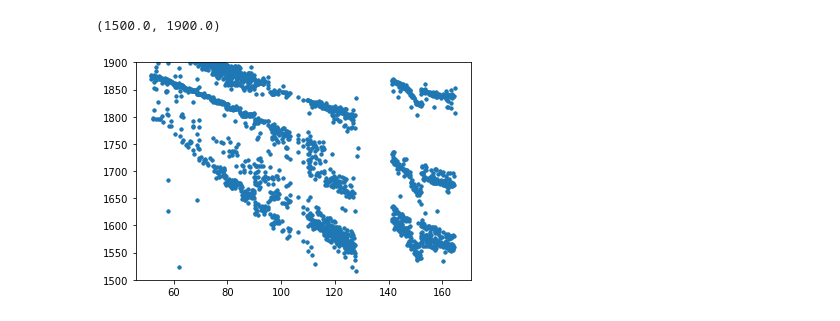
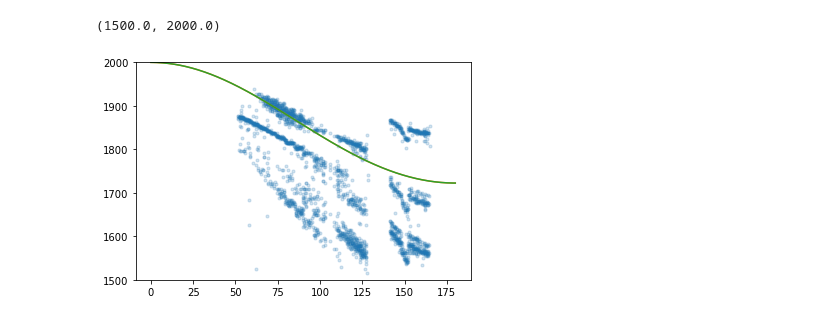
Before and after one commit to JeppeSchultzNielsen/Aluscattering2, a Jupyter notebook: Peak analyse.ipynb, the cells around one changed output. Saved outputs shown, nothing was run; the diff lists cells and outputs as text; code cells hidden in the pictures.

Commit message:
Kører rutine for alle vinkler. Fitter ikke ordentligt. Tilføjede python script

```diff
--- a/Peak analyse.ipynb
+++ b/Peak analyse.ipynb
@@ -3,0 +31,23 @@ import numpy as np
+# %%
+def factor(m1, m2, t): #t er lab scatteringvinkel i radianer.
+    mr = m1*m2/(m1+m2)
+
+    def toSolve(x):
+        return 1/np.tan(x)+m1/m2*1/np.sin(x)-1/np.tan(t)
+
+    vinkelCOM = fsolve(toSolve,t) #brug t som startgæt til fsolve
+
+    return mr**2*(1/m1**2+1/m2**2+2/(m1*m2)*np.cos(vinkelCOM))
+# %%
+#beregn Tb ud fra 11.5 i Krane
+def Tb(Ta,t):
+    mY=m2(27,13)
+    ma=mp
+    mb=mp
+    return np.power((np.sqrt(ma*mb*Ta)*np.cos(t)+np.sqrt((ma*mb*Ta*np.cos(t)**2+(mY+mb)*(mY-ma)*Ta)))/(mY+mb),2)
+# %%
+vinkler = np.linspace(0,180,1000)
+factors = []
+
+for v in vinkler:
+    factors.append(factor(mp,m2(27,13),v/360*2*np.pi))
@@ -6,8 +58,10 @@ data = np.transpose(np.loadtxt("peakpositioner.txt",skiprows=1))
 thetas = data[0]
 peakpos = data[1]
 # %%
-plt.plot(thetas,peakpos, '.')
-plt.ylim(1500,1900)
+plt.plot(thetas,peakpos, '.', alpha=0.1)
+plt.plot(vinkler,2000*np.array(factors))
+plt.plot(vinkler,Tb(2000,vinkler/360*2*np.pi))
+plt.ylim(1500,2000)
 # %% [output]
-(1500.0, 1900.0)
+(1500.0, 2000.0)
-[figure, old version]
+[figure, new version]
```
Also changed, not shown: parts of 3 cells of this notebook, 1 other file.
